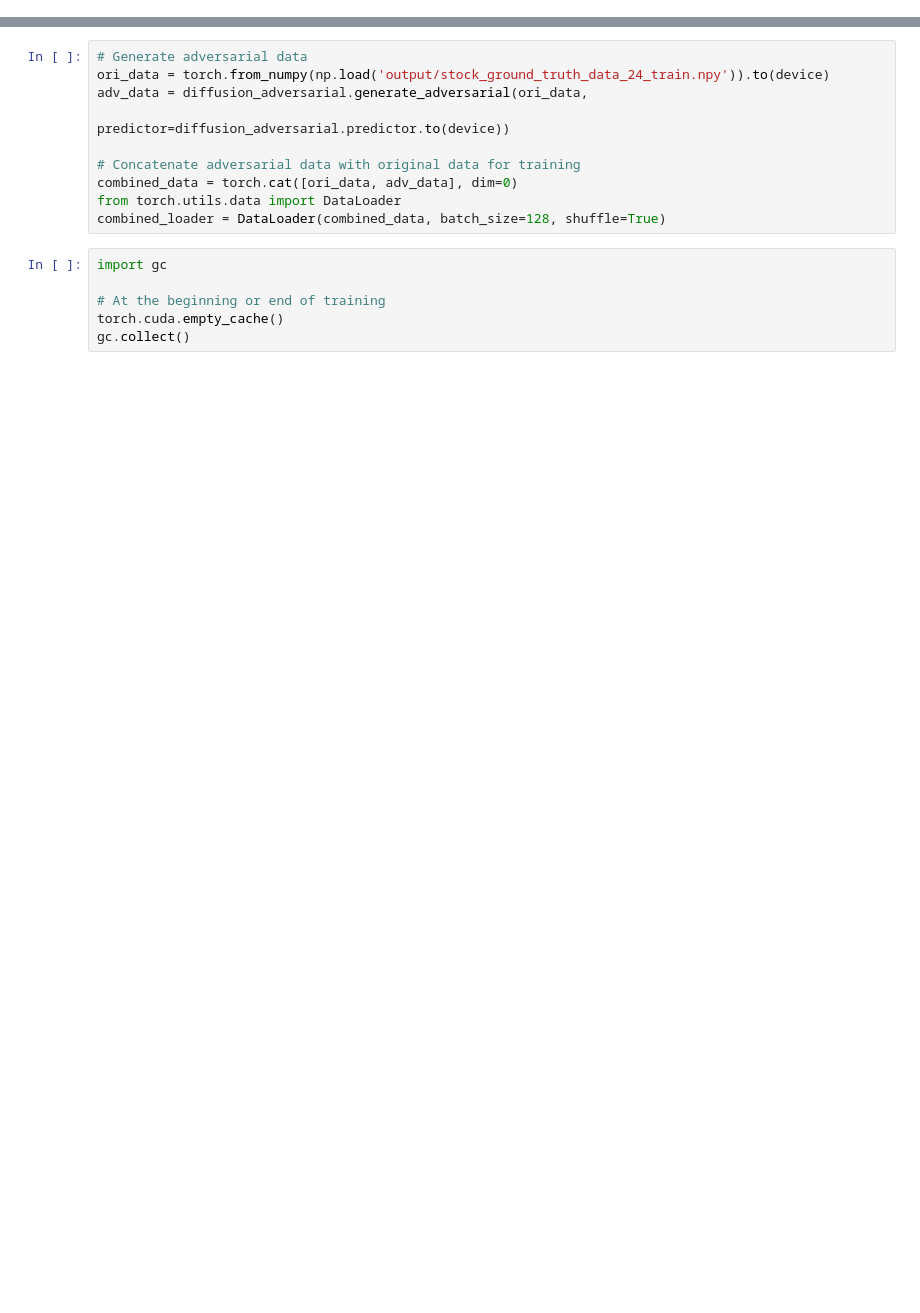
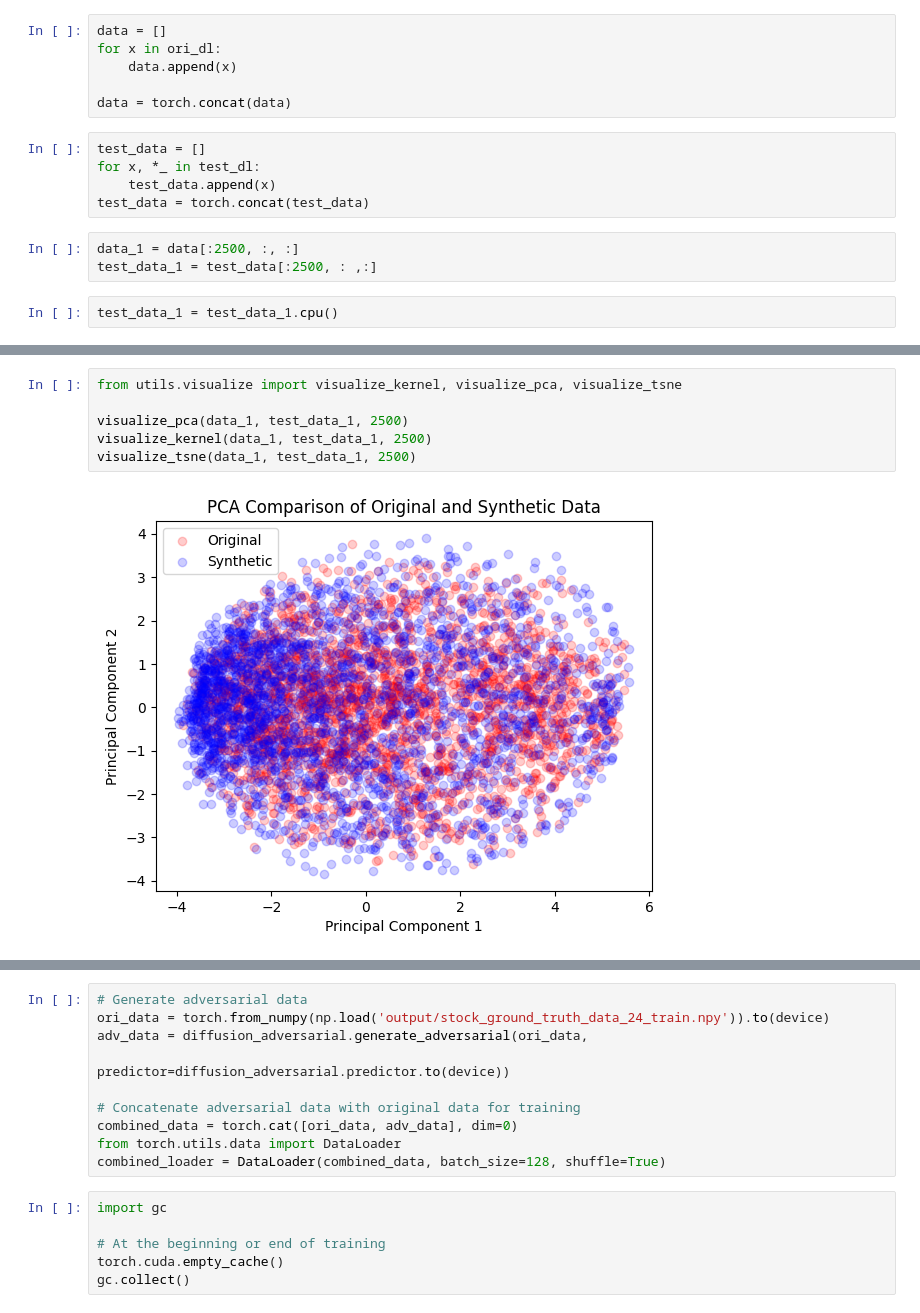
Before and after one commit to hrj04/Project_TS_Generation, a Jupyter notebook: experiments/stock_prediction copy.ipynb, the cells around one changed output, grey strips where cells are left out. Drawn from its saved outputs; the diff is of its cells as text; blank space fills up the shorter version.

```diff
--- a/experiments/stock_prediction copy.ipynb
+++ b/experiments/stock_prediction copy.ipynb
@@ -242,0 +244,16 @@ diffusion_adversarial = DiffusionTSAdversarial(
+# %%
+data = []
+for x in ori_dl:
+    data.append(x)
+
+data = torch.concat(data)
+# %%
+test_data = []
+for x, *_ in test_dl:
+    test_data.append(x)
+test_data = torch.concat(test_data)
+# %%
+data_1 = data[:2500, :, :]
+test_data_1 = test_data[:2500, : ,:]
+# %%
+test_data_1 = test_data_1.cpu()
@@ -242,0 +263,8 @@ diffusion_adversarial = DiffusionTSAdversarial(
+# %%
+from utils.visualize import visualize_kernel, visualize_pca, visualize_tsne
+
+visualize_pca(data_1, test_data_1, 2500)
+visualize_kernel(data_1, test_data_1, 2500)
+visualize_tsne(data_1, test_data_1, 2500)
+# %% [output]
+[figure, added]
```
Also changed, not shown: parts of 30 cells of this notebook, 7 other files.
